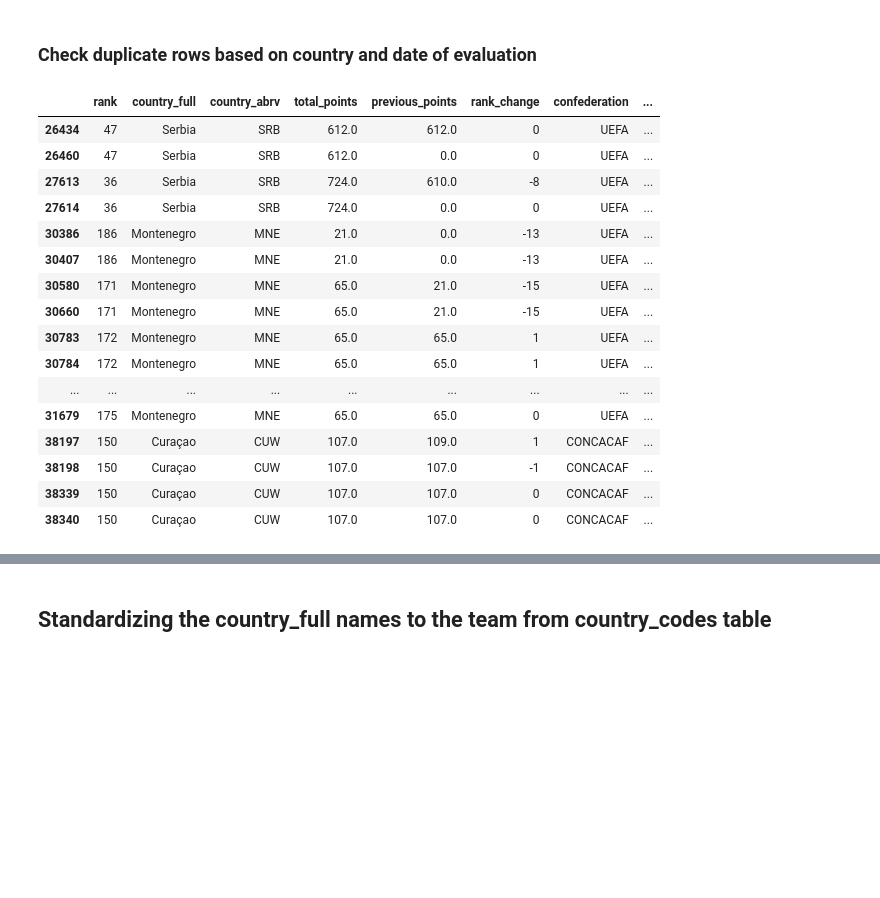
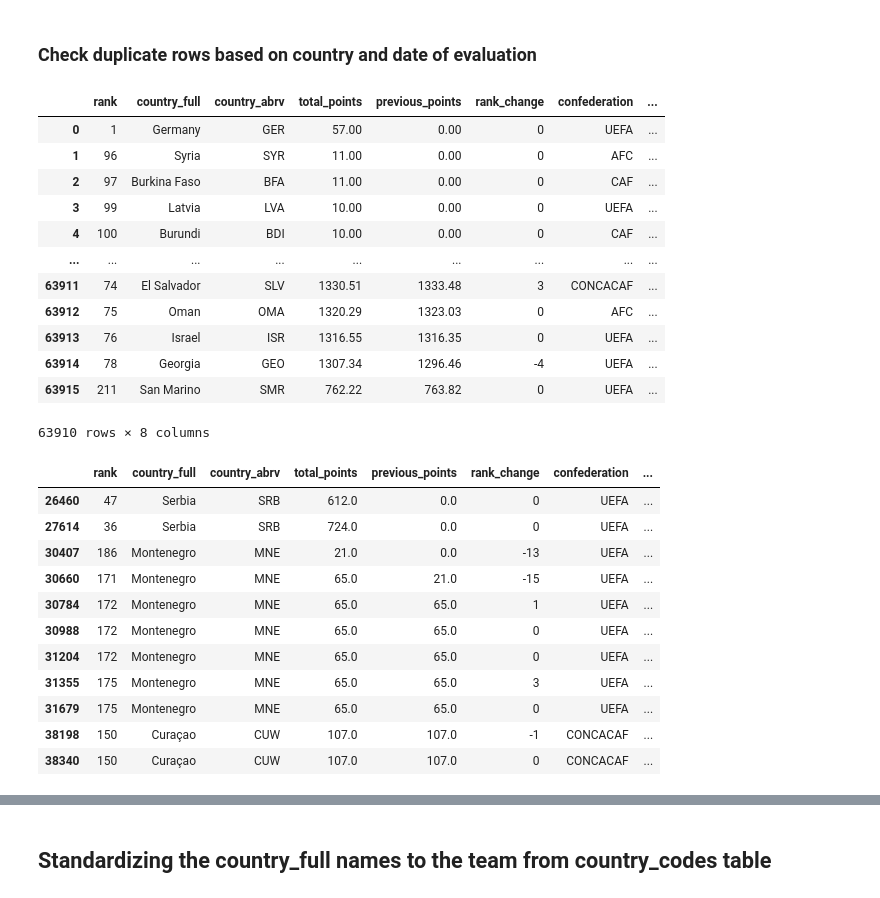
Before and after one commit to gabipana7/fifa-world-cup-2022, a Jupyter notebook: rankings-cleanup.ipynb, the cells around one changed output, grey strips where cells are left out. Drawn from its saved outputs; the diff is of its cells as text; code cells hidden in the pictures; blank space fills up the shorter version.

Commit message:
rankings cleaned

```diff
--- a/rankings-cleanup.ipynb
+++ b/rankings-cleanup.ipynb
@@ -486,24 +484,35 @@ rankings_modif2.to_csv('./data/fifa_rankings.csv', index=False)
 ## Duplicates
 # %% [markdown]
 ### Check duplicate rows based on country and date of evaluation
+# %%
+rankings_modif2
+# %% [output]
+|  | rank | country_full | country_abrv | total_points | previous_points | rank_change | confederation | ... |
+| 0 | 1 | Germany | GER | 57.00 | 0.00 | 0 | UEFA | ... |
+| 1 | 96 | Syria | SYR | 11.00 | 0.00 | 0 | AFC | ... |
+| 2 | 97 | Burkina Faso | BFA | 11.00 | 0.00 | 0 | CAF | ... |
+| 3 | 99 | Latvia | LVA | 10.00 | 0.00 | 0 | UEFA | ... |
+| 4 | 100 | Burundi | BDI | 10.00 | 0.00 | 0 | CAF | ... |
+| ... | ... | ... | ... | ... | ... | ... | ... | ... |
+| 63911 | 74 | El Salvador | SLV | 1330.51 | 1333.48 | 3 | CONCACAF | ... |
+| 63912 | 75 | Oman | OMA | 1320.29 | 1323.03 | 0 | AFC | ... |
+| 63913 | 76 | Israel | ISR | 1316.55 | 1316.35 | 0 | UEFA | ... |
+| 63914 | 78 | Georgia | GEO | 1307.34 | 1296.46 | -4 | UEFA | ... |
+| 63915 | 211 | San Marino | SMR | 762.22 | 763.82 | 0 | UEFA | ... |
+63910 rows × 8 columns
 # %%
-duplicates = rankings_modif2[rankings_modif2.duplicated(subset=['country_full','rank_date'], keep=False)]
+duplicates = rankings_modif2[rankings_modif2.duplicated(subset=['country_full','rank_date'], keep='first')]
 duplicates
 # %% [output]
 |  | rank | country_full | country_abrv | total_points | previous_points | rank_change | confederation | ... |
-| 26434 | 47 | Serbia | SRB | 612.0 | 612.0 | 0 | UEFA | ... |
 | 26460 | 47 | Serbia | SRB | 612.0 | 0.0 | 0 | UEFA | ... |
-| 27613 | 36 | Serbia | SRB | 724.0 | 610.0 | -8 | UEFA | ... |
 | 27614 | 36 | Serbia | SRB | 724.0 | 0.0 | 0 | UEFA | ... |
-| 30386 | 186 | Montenegro | MNE | 21.0 | 0.0 | -13 | UEFA | ... |
 | 30407 | 186 | Montenegro | MNE | 21.0 | 0.0 | -13 | UEFA | ... |
-| 30580 | 171 | Montenegro | MNE | 65.0 | 21.0 | -15 | UEFA | ... |
 | 30660 | 171 | Montenegro | MNE | 65.0 | 21.0 | -15 | UEFA | ... |
-| 30783 | 172 | Montenegro | MNE | 65.0 | 65.0 | 1 | UEFA | ... |
 | 30784 | 172 | Montenegro | MNE | 65.0 | 65.0 | 1 | UEFA | ... |
-| ... | ... | ... | ... | ... | ... | ... | ... | ... |
+| 30988 | 172 | Montenegro | MNE | 65.0 | 65.0 | 0 | UEFA | ... |
+| 31204 | 172 | Montenegro | MNE | 65.0 | 65.0 | 0 | UEFA | ... |
+| 31355 | 175 | Montenegro | MNE | 65.0 | 65.0 | 3 | UEFA | ... |
 | 31679 | 175 | Montenegro | MNE | 65.0 | 65.0 | 0 | UEFA | ... |
-| 38197 | 150 | Curaçao | CUW | 107.0 | 109.0 | 1 | CONCACAF | ... |
 | 38198 | 150 | Curaçao | CUW | 107.0 | 107.0 | -1 | CONCACAF | ... |
-| 38339 | 150 | Curaçao | CUW | 107.0 | 107.0 | 0 | CONCACAF | ... |
 | 38340 | 150 | Curaçao | CUW | 107.0 | 107.0 | 0 | CONCACAF | ... |
```
Also changed, not shown: parts of 13 cells of this notebook.
